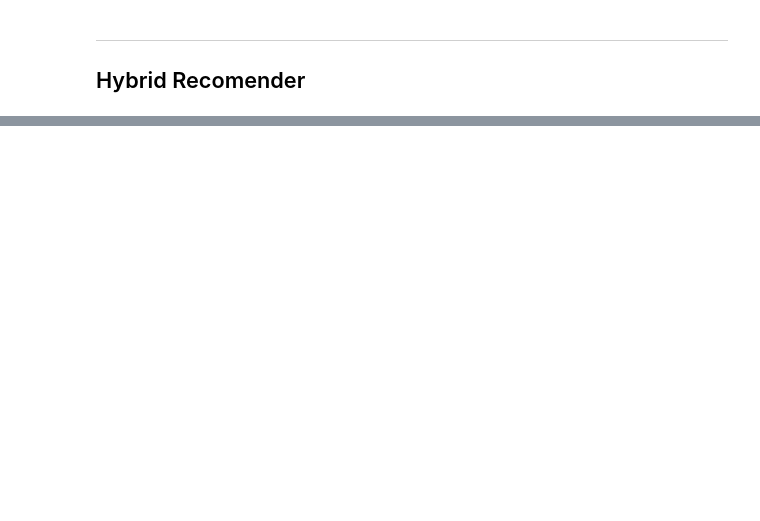
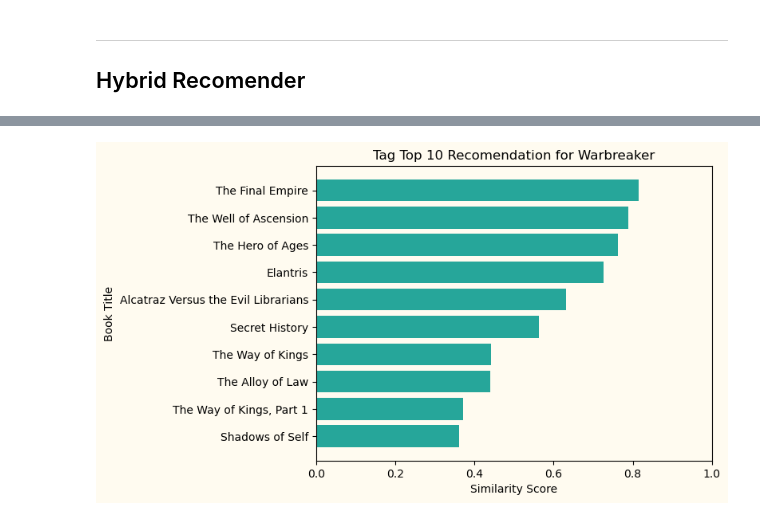
Before and after one commit to CamelSal/BookRecommender, a Jupyter notebook: 3.Hybrid_Recomender.ipynb, the cells around one changed output, grey strips where cells are left out. Cells and saved outputs as stored; diff of their text form; code cells hidden in the pictures; blank space fills up the shorter version.

Commit message:
3.Hybrid_Recomender

```diff
--- a/3.Hybrid_Recomender.ipynb
+++ b/3.Hybrid_Recomender.ipynb
@@ -167,7 +167,7 @@ def id_to_vin(inb, b_ind ):
     The Vindex associated with the given book ID
     '''
 
-    result = bind.loc[inb][0]
+    result = b_ind.loc[inb][0]
     return result
 
 def title_to_vin(b_title, b_ind):
@@ -541,3 +542,19 @@ hybrid_recomender("Caliban's War (The Expanse, #2)", False)
 | 9215 | Armageddon's Children (Genesis of... | Terry Brooks | 2006.0 | 4.09 | 0.920931 |
 | 9570 | Dynasty of Evil (Star Wars: Darth... | Drew Karpyshyn | 2009.0 | 4.24 | 0.917504 |
 | 7588 | The Vor Game (Vorkosigan Saga, #6) | Lois McMaster Bujold | 1990.0 | 4.28 | 0.915170 |
+# %%
+cont_tag = recomender("Warbreaker (Warbreaker, #1)", cont2_similarities, tag_ind).sort_values('Similarities')
+
+plt.figure(facecolor='#fffbf0')
+ax = plt.axes()
+ax.set_facecolor("#fffbf0")
+plt.barh(cont_tag['title'],cont_tag['Similarities'],color = '#26a69a')
+plt.yticks(cont_tag['title'],[re.sub("[\(\[].*?[\)\]]", "", x)[:-1] for x in cont_tag['title'].values])
+plt.xlim(0,1)
+plt.title('Tag Top 10 Recomendation for Warbreaker')
+plt.ylabel('Book Title')
+plt.xlabel('Similarity Score')
+plt.savefig('images/Tag_Recom.png')
+plt.show()
+# %% [output]
+[figure, added]
```
Also changed, not shown: parts of 7 cells of this notebook.
